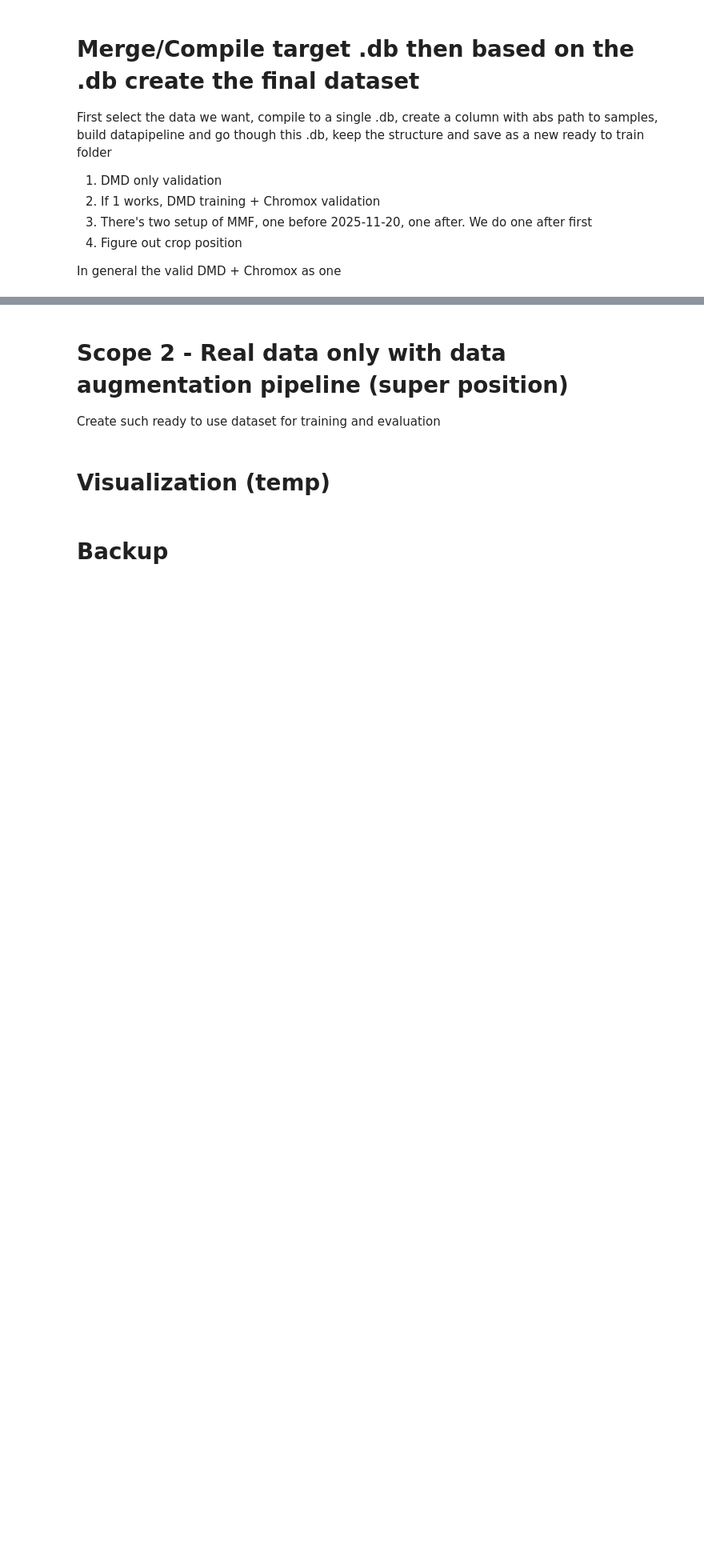
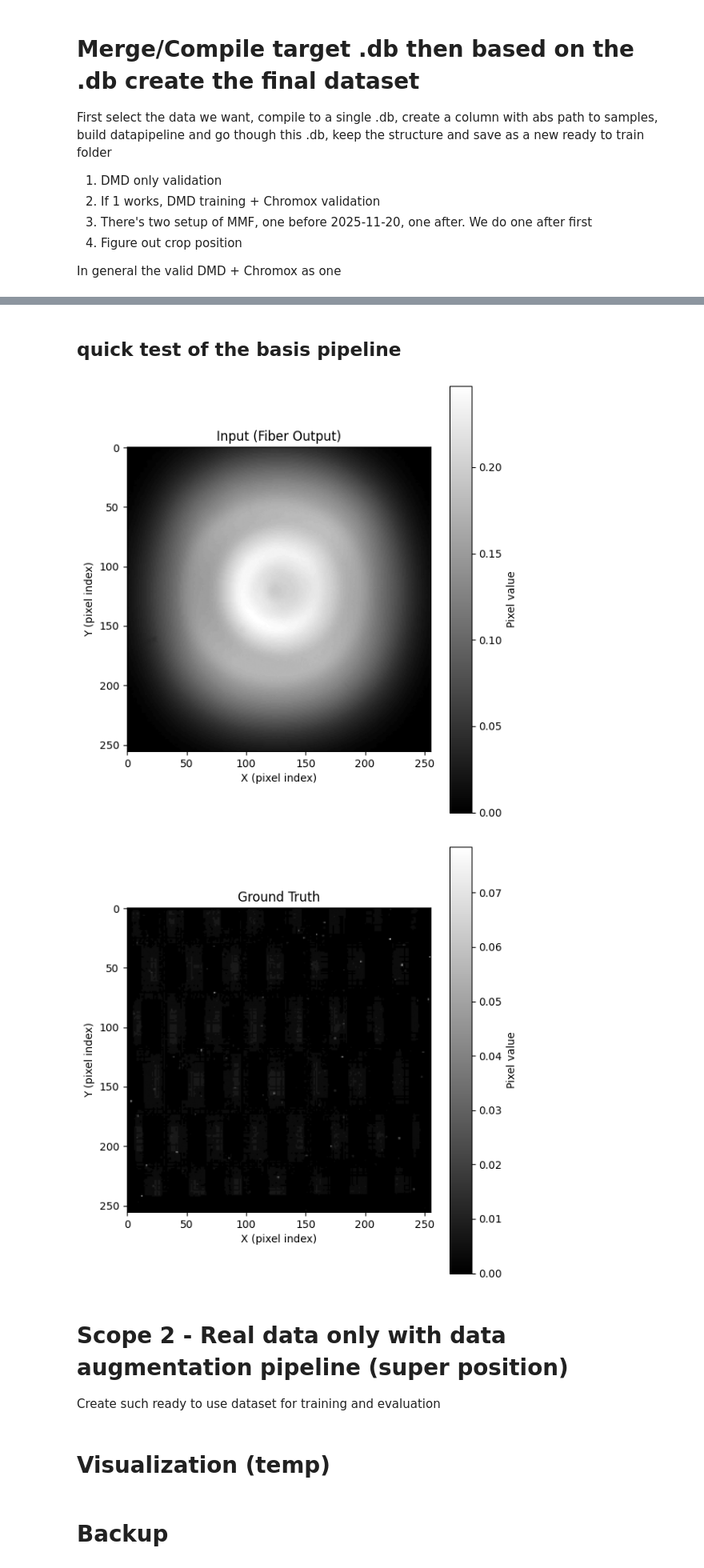
Before and after one commit to Andrew-XQY/fiber-image-reconstruction, a Jupyter notebook: evaluation/clear_analysis.ipynb, the cells around one changed output, grey strips where cells are left out. Shown at 80% size. Drawn from its saved outputs; the diff is of its cells as text; code cells hidden in the pictures; blank space fills up the shorter version.

```diff
--- a/evaluation/clear_analysis.ipynb
+++ b/evaluation/clear_analysis.ipynb
@@ -421,0 +400,37 @@ results = list(flow(
+# %% [markdown]
+## quick test of the basis pipeline
+# %%
+from xflow.extensions.physics.pipeline import LinearBasisPipeline
+from xflow.data import build_transforms_from_config, PyTorchPipeline
+
+train_dir = "C:\\Users\\qiyuanxu\\Desktop\\CLEAR25_DMD\\dataset\\"
+db_path = "C:\\Users\\qiyuanxu\\Desktop\\CLEAR25_DMD\\db\\dataset_meta.db"
+
+query = """
+SELECT
+    image_path
+FROM mmf_dataset_metadata
+--WHERE batch IN (15)
+--LIMIT 300
+"""
+train_provider = SqlProvider(
+    sources={"connection": db_path, "sql": query}, output_config={'list': "image_path"}
+)
+
+config["data"]["transforms"]["torch"].insert(0, {
+    "name": "add_parent_dir",
+    "params": {
+        "parent_dir": train_dir
+    }
+})
+transforms = build_transforms_from_config(config["data"]["transforms"]["torch"])
+
+pipeline = PyTorchPipeline(train_provider, transforms).to_memory_dataset(config["data"]["dataset_ops"])
+
+for left_parts, right_parts in pipeline:
+    plot_image(left_parts[0], title="Input (Fiber Output)", figsize=(6,6))
+    plot_image(right_parts[0], title="Ground Truth", figsize=(6,6))
+    break
+# %% [output]
+[figure, added]
+[figure, added]
```
Also changed, not shown: parts of 9 cells of this notebook, 2 other files.
